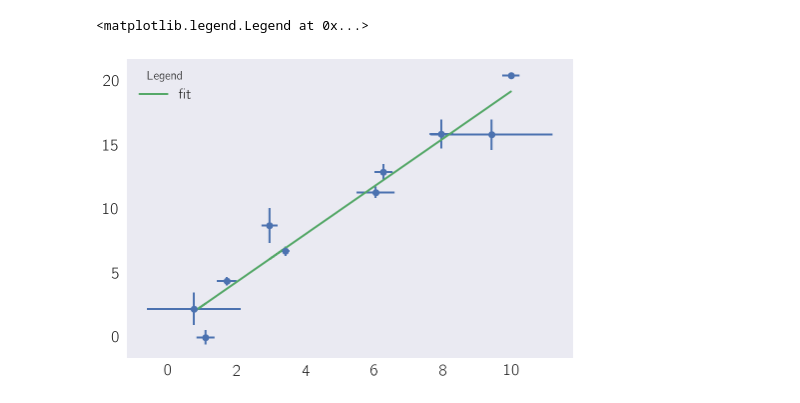
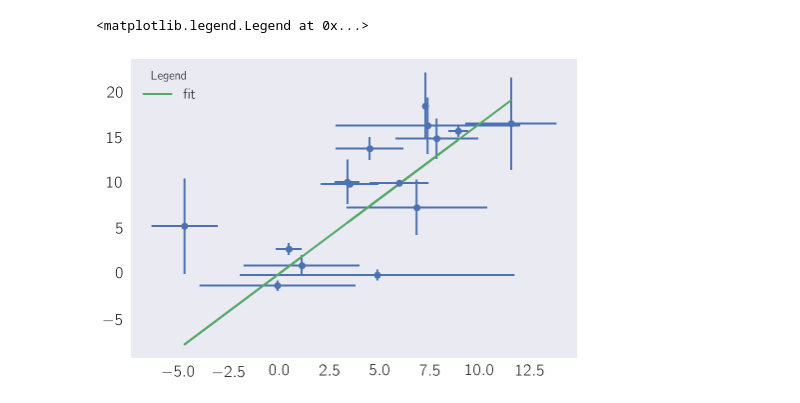
Before and after one commit to WormLabCaltech/mprsq, a Jupyter notebook: src/stats_tutorials/Orthogonal Distance Regression.ipynb, the cells around one changed output. Saved outputs shown, nothing was run; the diff lists cells and outputs as text; code cells hidden in the pictures.

```diff
--- a/src/stats_tutorials/Orthogonal Distance Regression.ipynb
+++ b/src/stats_tutorials/Orthogonal Distance Regression.ipynb
@@ -45,8 +54,9 @@ mpl.rcParams['legend.fontsize'] = 14
 # %%
-x = np.linspace(0, 10, 10)
-xerr = np.abs(np.random.normal(0, 1, 10))
-x = np.random.normal(x, xerr, 10)
+n = 15
+x = np.linspace(0, 10, n)
+xerr = np.abs(np.random.normal(0, 2.5, n))
+x = np.random.normal(x, xerr, n)
 
-y = np.linspace(0, 20, 10)
-yerr = np.abs(np.random.normal(0, 1, 10))
+y = np.linspace(0, 20, n)
+yerr = np.abs(np.random.normal(0, 2.5, n))
 y = np.random.normal(y, yerr)
@@ -53,18 +81,18 @@ y = np.random.normal(y, yerr)
 # %%
-def line(x, a, b):
+def line(x, a):
     """The line of best fit."""
     # unpack the parameters:
-    y = a + b*x
+    y = a*x
     return y
 
 popt, pcov = scipy.optimize.curve_fit(line, x, y)
 
 # unpack the parameters of the line of best fit:
-a, b = popt
+a = popt
 
 plt.errorbar(x, y, xerr, yerr, 'o')
-plt.plot(x, line(x, a, b), label='fit')
+plt.plot(x, line(x, a), label='fit')
 plt.legend(title='Legend')
 # %% [output]
 <matplotlib.legend.Legend at 0x...>
-[figure, old version]
+[figure, new version]
```
Also changed, not shown: parts of 14 cells of this notebook, 3 other files.
